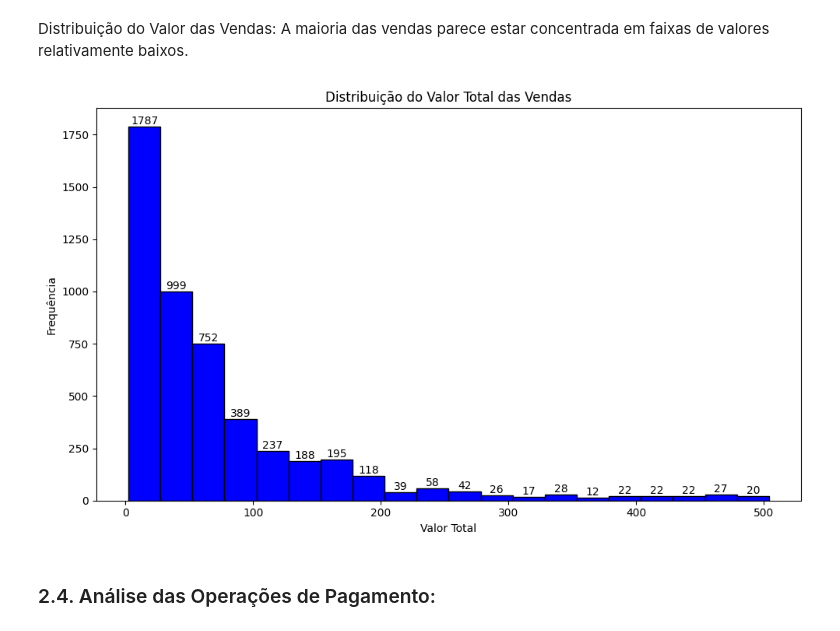
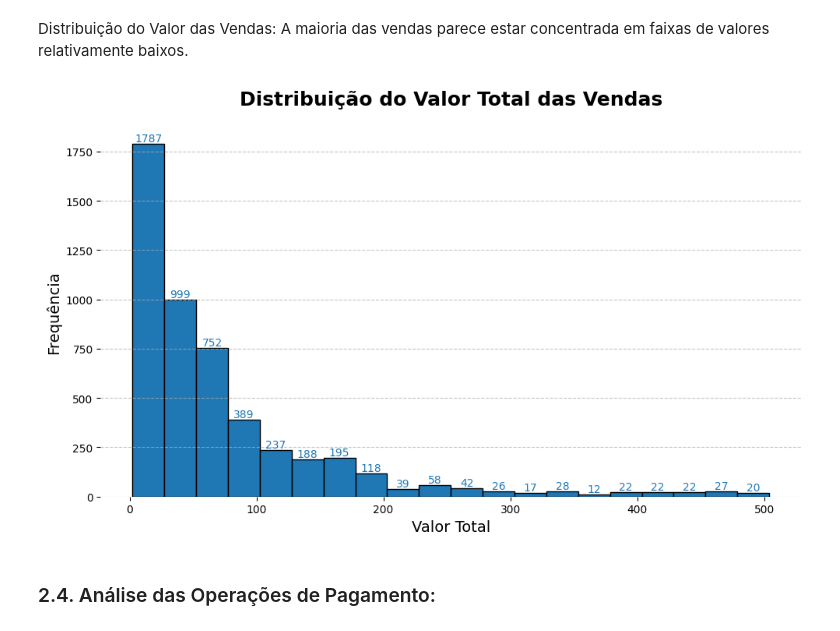
Before and after one commit to Jandersolutions/super_mercado, a Jupyter notebook: notebooks/projeto.ipynb, the cells around one changed output. Cells and saved outputs as stored; diff of their text form; code cells hidden in the pictures.

```diff
--- a/notebooks/projeto.ipynb
+++ b/notebooks/projeto.ipynb
@@ -110,20 +143,32 @@ plt.show()
 # %% [markdown]
 Distribuição do Valor das Vendas: A maioria das vendas parece estar concentrada em faixas de valores relativamente baixos.
 # %%
-# Definir os dados do histograma
 plt.figure(figsize=(10, 6))
-n, bins, patches = plt.hist(df['total'], bins=20, edgecolor='black', color='blue')
-plt.title('Distribuição do Valor Total das Vendas')
-plt.xlabel('Valor Total')
-plt.ylabel('Frequência')
+n, bins, patches = plt.hist(df['total'], bins=20, edgecolor='black', color='#1f77b4')  # Usar o tom de azul correto
+plt.title('Distribuição do Valor Total das Vendas', fontsize=18, fontweight='bold', pad=20)  # Adicionar espaçamento ao título
+plt.xlabel('Valor Total', fontsize=14)
+plt.ylabel('Frequência', fontsize=14)
 # Adicionar os números acima das barras
 for i in range(len(patches)):
     plt.text(patches[i].get_x() + patches[i].get_width()/2, patches[i].get_height(),
-             f'{int(n[i])}', ha='center', va='bottom')
+             f'{int(n[i])}', ha='center', va='bottom', color='#1f77b4', fontsize=10)  # Usar o tom de azul correto
+# Remover bordas do gráfico
+plt.box(False)
+# Estilizar eixos
+plt.gca().spines['top'].set_visible(False)
+plt.gca().spines['right'].set_visible(False)
+plt.gca().spines['bottom'].set_color('lightgray')
+plt.gca().spines['left'].set_color('lightgray')
+# Remover eixo superior e direito
+plt.gca().xaxis.set_ticks_position('bottom')
+plt.gca().yaxis.set_ticks_position('left')
+# Adicionar linhas de grade
+plt.gca().grid(axis='y', linestyle='--', alpha=0.7)
+# Ajustar o layout
 plt.tight_layout()
 plt.show()
 # %% [output]
-[figure, old version]
+[figure, new version]
 # %% [markdown]
 ### 2.4. Análise das Operações de Pagamento:
 # %% [markdown]
```
Also changed, not shown: parts of 4 cells of this notebook.
